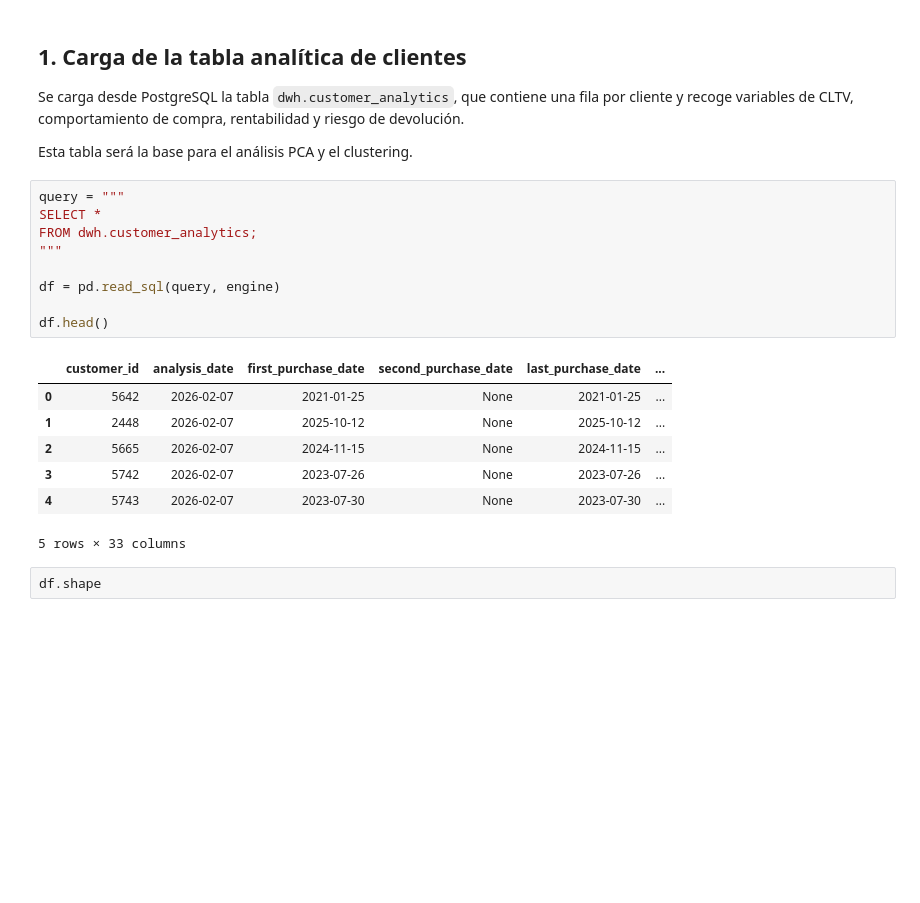
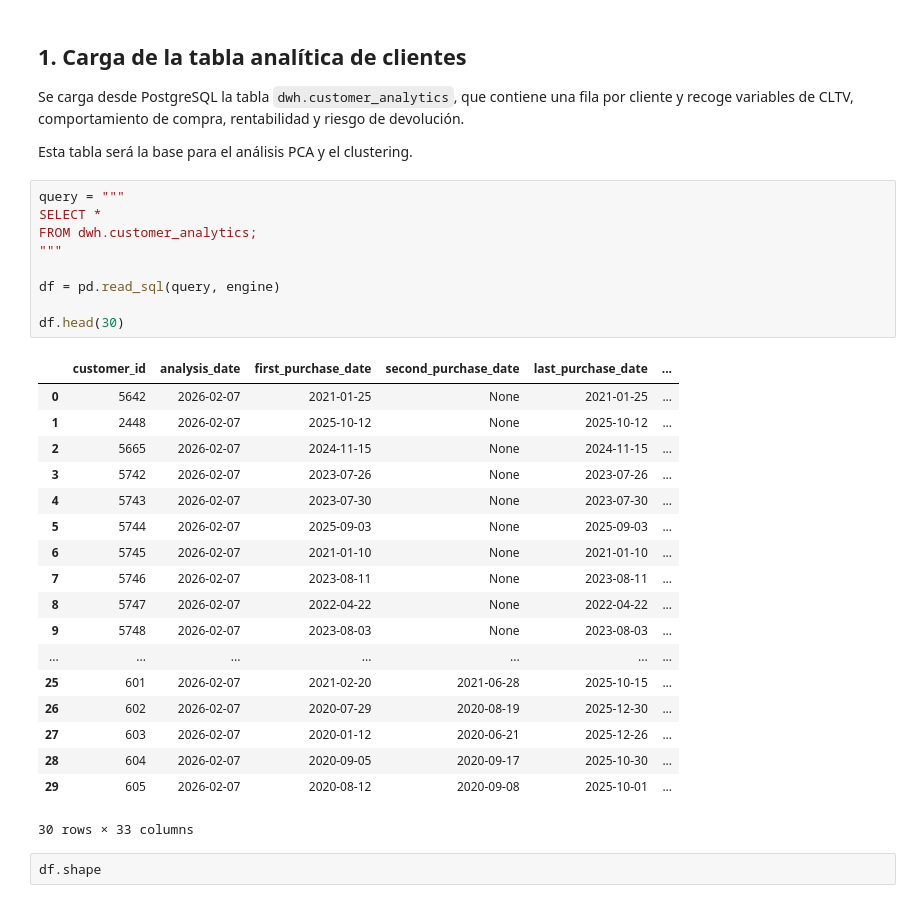
Before and after one commit to luciacantos/trabajofinal_gestion, a Jupyter notebook: notebooks/pca_clustering_clientes.ipynb, the cells around one changed output. Saved outputs shown, nothing was run; the diff lists cells and outputs as text; blank space fills up the shorter version.

```diff
--- a/notebooks/pca_clustering_clientes.ipynb
+++ b/notebooks/pca_clustering_clientes.ipynb
@@ -59,20 +57,31 @@ Esta tabla será la base para el análisis PCA y el clustering.
 # %%
 query = """
 SELECT *
 FROM dwh.customer_analytics;
 """
 
 df = pd.read_sql(query, engine)
 
-df.head()
+df.head(30)
 # %% [output]
 |  | customer_id | analysis_date | first_purchase_date | second_purchase_date | last_purchase_date | ... |
 | 0 | 5642 | 2026-02-07 | 2021-01-25 | None | 2021-01-25 | ... |
 | 1 | 2448 | 2026-02-07 | 2025-10-12 | None | 2025-10-12 | ... |
 | 2 | 5665 | 2026-02-07 | 2024-11-15 | None | 2024-11-15 | ... |
 | 3 | 5742 | 2026-02-07 | 2023-07-26 | None | 2023-07-26 | ... |
 | 4 | 5743 | 2026-02-07 | 2023-07-30 | None | 2023-07-30 | ... |
+| 5 | 5744 | 2026-02-07 | 2025-09-03 | None | 2025-09-03 | ... |
+| 6 | 5745 | 2026-02-07 | 2021-01-10 | None | 2021-01-10 | ... |
+| 7 | 5746 | 2026-02-07 | 2023-08-11 | None | 2023-08-11 | ... |
+| 8 | 5747 | 2026-02-07 | 2022-04-22 | None | 2022-04-22 | ... |
+| 9 | 5748 | 2026-02-07 | 2023-08-03 | None | 2023-08-03 | ... |
+| ... | ... | ... | ... | ... | ... | ... |
+| 25 | 601 | 2026-02-07 | 2021-02-20 | 2021-06-28 | 2025-10-15 | ... |
+| 26 | 602 | 2026-02-07 | 2020-07-29 | 2020-08-19 | 2025-12-30 | ... |
+| 27 | 603 | 2026-02-07 | 2020-01-12 | 2020-06-21 | 2025-12-26 | ... |
+| 28 | 604 | 2026-02-07 | 2020-09-05 | 2020-09-17 | 2025-10-30 | ... |
+| 29 | 605 | 2026-02-07 | 2020-08-12 | 2020-09-08 | 2025-10-01 | ... |
-5 rows × 33 columns
+30 rows × 33 columns
 # %%
 df.shape
 # %% [output]
```
Also changed, not shown: parts of 6 cells of this notebook, 3 other files.
